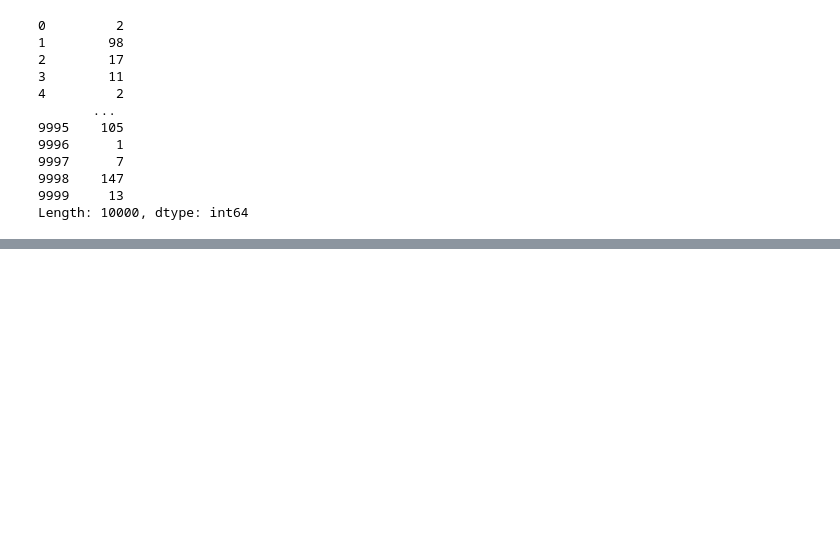
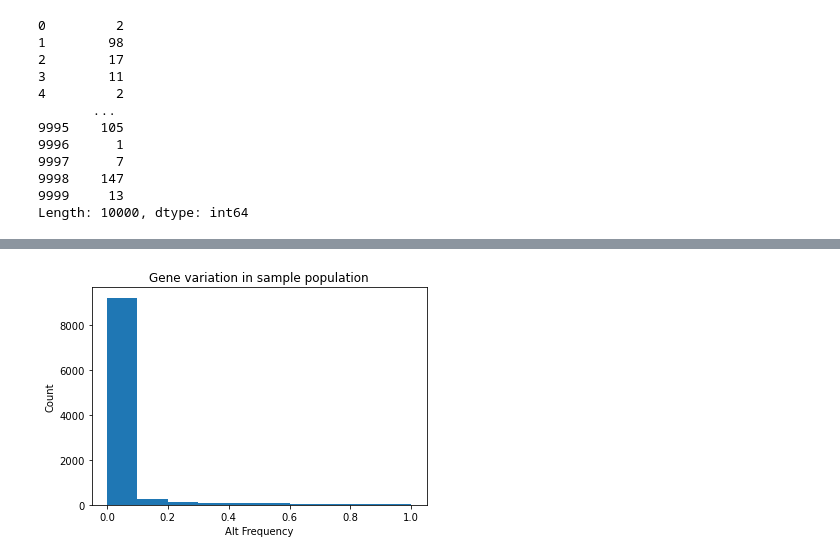
Before and after one commit to aaagrim/qbb2020-answers, a Jupyter notebook: day2-homework/day2-homework-exercises.ipynb, the cells around one changed output, grey strips where cells are left out. Saved outputs shown, nothing was run; the diff lists cells and outputs as text; code cells hidden in the pictures; blank space fills up the shorter version.

```diff
--- a/day2-homework/day2-homework-exercises.ipynb
+++ b/day2-homework/day2-homework-exercises.ipynb
@@ -47,0 +61,10 @@ total_al
+# %%
+fig, ax = plt.subplots()
+ax.hist(total_alt)
+ax.set_xlabel( "Alt Frequency" )
+ax.set_ylabel( "Count" )
+ax.set_title( "Gene variation in sample population" )
+
+plt.show()
+# %% [output]
+[figure, added]
```
Also changed, not shown: parts of 9 cells of this notebook.
